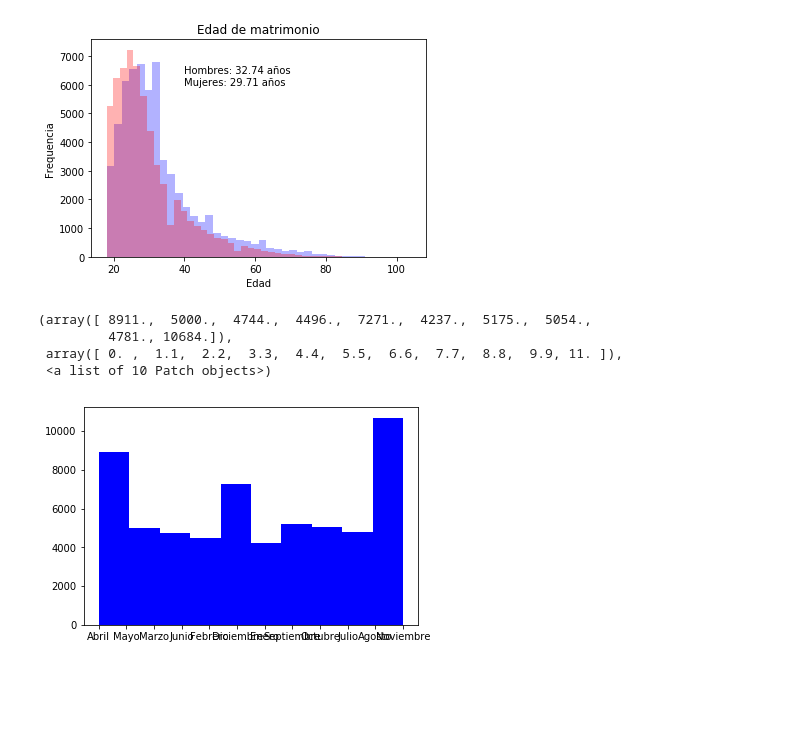
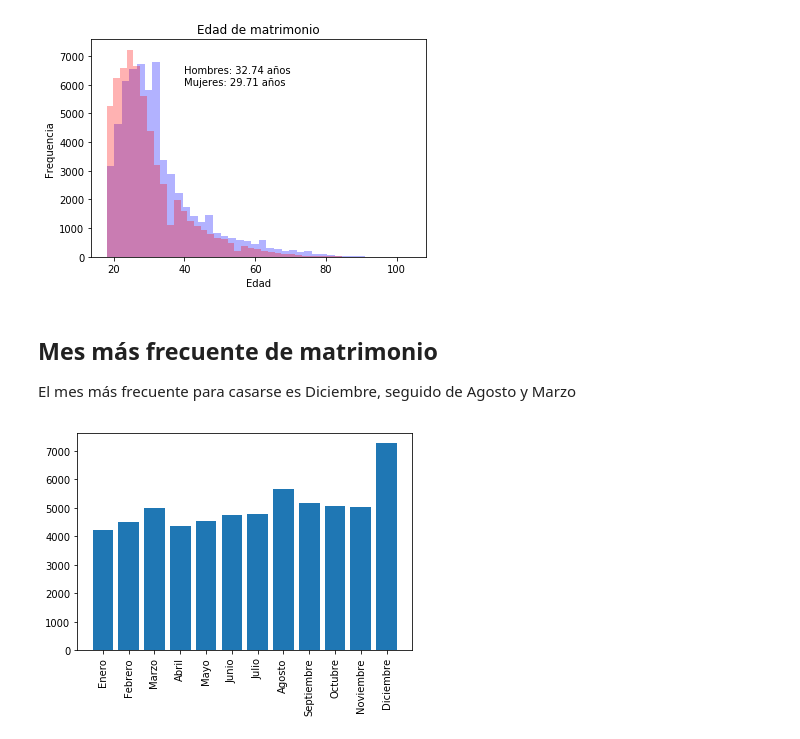
Before and after one commit to alexolmedo/2018-B-GR1-Python, a Jupyter notebook: proyecto/matrimonios.ipynb, the cells around one changed output. Saved outputs shown, nothing was run; the diff lists cells and outputs as text; code cells hidden in the pictures; blank space fills up the shorter version.

```diff
--- a/proyecto/matrimonios.ipynb
+++ b/proyecto/matrimonios.ipynb
@@ -29,11 +29,17 @@ plt.text(40, 6000, "Hombres: {0:.4} años\nMujeres: {1:.4} años".format(mean_ho
 # %% [output]
 Text(40, 6000, 'Hombres: 32.74 años\nMujeres: 29.71 años')
 [figure]
-# %%
-plt.hist(matrimonios['mes_insc'], color='blue')
-# %% [output]
-(array([ 8911.,  5000.,  4744.,  4496.,  7271.,  4237.,  5175.,  5054.,
-         4781., 10684.]),
- array([ 0. ,  1.1,  2.2,  3.3,  4.4,  5.5,  6.6,  7.7,  8.8,  9.9, 11. ]),
- <a list of 10 Patch objects>)
-[figure, removed]
+# %% [markdown]
+## Mes más frecuente de matrimonio
+El mes más frecuente para casarse es Diciembre, seguido de Agosto y Marzo
+# %%
+counts = Counter(matrimonios['mes_insc'])
+labels = ['Enero','Febrero','Marzo','Abril','Mayo','Junio','Julio','Agosto','Septiembre','Octubre','Noviembre','Diciembre']
+number = [counts[mes] for mes in labels]
+nbars = len(counts)
+
+plt.bar(np.arange(nbars), number, tick_label=labels)
+plt.xticks(rotation=90)
+plt.show()
+# %% [output]
+[figure, added]
```
Also changed, not shown: parts of 5 cells of this notebook.
